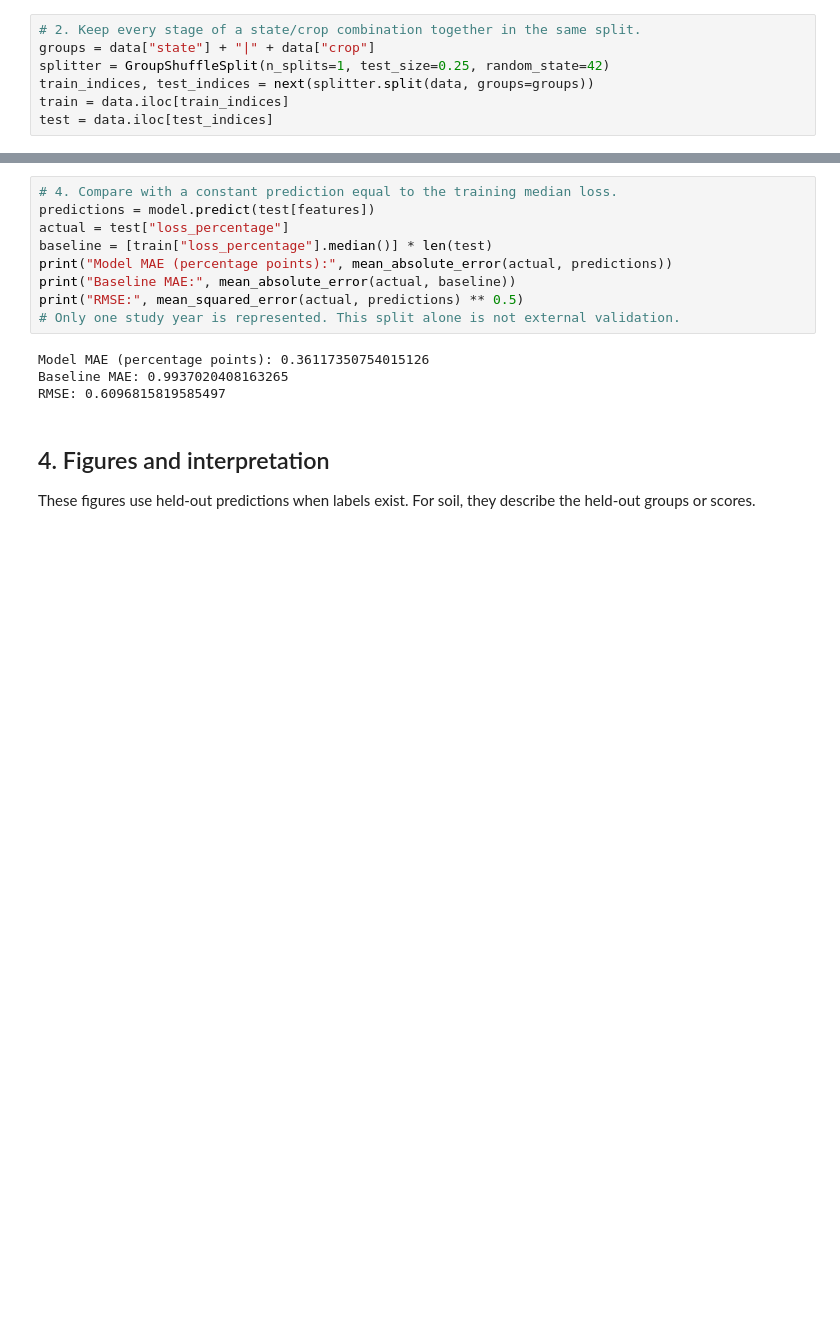
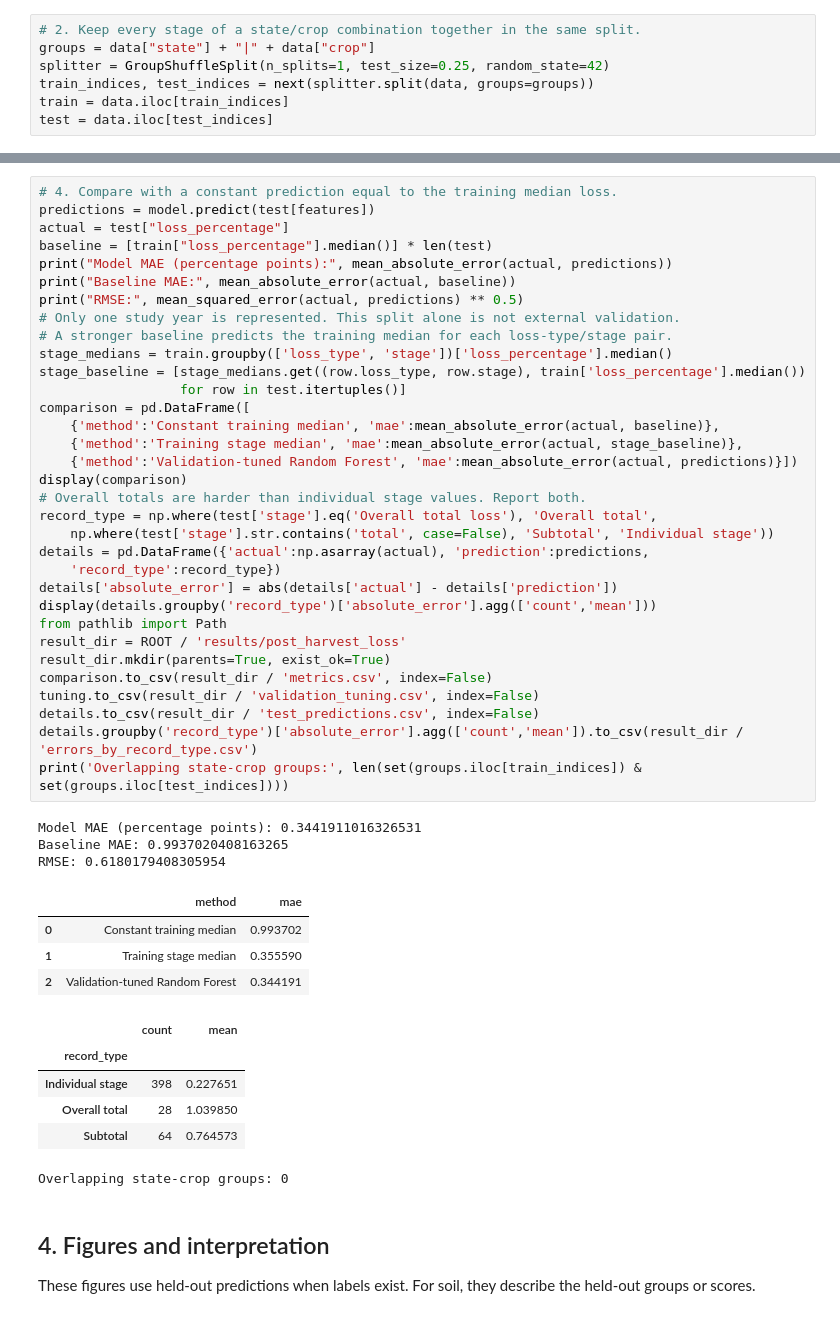
Before and after one commit to AnnuHooda08/AgriOptima-Project, a Jupyter notebook: models/04_post_harvest_loss.ipynb, the cells around one changed output, grey strips where cells are left out. Saved outputs shown, nothing was run; the diff lists cells and outputs as text; blank space fills up the shorter version.

```diff
--- a/models/04_post_harvest_loss.ipynb
+++ b/models/04_post_harvest_loss.ipynb
@@ -110,16 +149,50 @@ Pipeline(steps=[('preprocessor',
 # %%
 # 4. Compare with a constant prediction equal to the training median loss.
 predictions = model.predict(test[features])
 actual = test["loss_percentage"]
 baseline = [train["loss_percentage"].median()] * len(test)
 print("Model MAE (percentage points):", mean_absolute_error(actual, predictions))
 print("Baseline MAE:", mean_absolute_error(actual, baseline))
 print("RMSE:", mean_squared_error(actual, predictions) ** 0.5)
 # Only one study year is represented. This split alone is not external validation.
+# A stronger baseline predicts the training median for each loss-type/stage pair.
+stage_medians = train.groupby(['loss_type', 'stage'])['loss_percentage'].median()
+stage_baseline = [stage_medians.get((row.loss_type, row.stage), train['loss_percentage'].median())
+                  for row in test.itertuples()]
+comparison = pd.DataFrame([
+    {'method':'Constant training median', 'mae':mean_absolute_error(actual, baseline)},
+    {'method':'Training stage median', 'mae':mean_absolute_error(actual, stage_baseline)},
+    {'method':'Validation-tuned Random Forest', 'mae':mean_absolute_error(actual, predictions)}])
+display(comparison)
+# Overall totals are harder than individual stage values. Report both.
+record_type = np.where(test['stage'].eq('Overall total loss'), 'Overall total',
+    np.where(test['stage'].str.contains('total', case=False), 'Subtotal', 'Individual stage'))
+details = pd.DataFrame({'actual':np.asarray(actual), 'prediction':predictions,
+    'record_type':record_type})
+details['absolute_error'] = abs(details['actual'] - details['prediction'])
+display(details.groupby('record_type')['absolute_error'].agg(['count','mean']))
+from pathlib import Path
+result_dir = ROOT / 'results/post_harvest_loss'
+result_dir.mkdir(parents=True, exist_ok=True)
+comparison.to_csv(result_dir / 'metrics.csv', index=False)
+tuning.to_csv(result_dir / 'validation_tuning.csv', index=False)
+details.to_csv(result_dir / 'test_predictions.csv', index=False)
+details.groupby('record_type')['absolute_error'].agg(['count','mean']).to_csv(result_dir / 'errors_by_record_type.csv')
+print('Overlapping state-crop groups:', len(set(groups.iloc[train_indices]) & set(groups.iloc[test_indices])))
 # %% [output]
-Model MAE (percentage points): 0.36117350754015126
+Model MAE (percentage points): 0.3441911016326531
 Baseline MAE: 0.9937020408163265
-RMSE: 0.6096815819585497
+RMSE: 0.6180179408305954
+|  | method | mae |
+| 0 | Constant training median | 0.993702 |
+| 1 | Training stage median | 0.355590 |
+| 2 | Validation-tuned Random Forest | 0.344191 |
+|  | count | mean |
+| record_type |  |  |
+| Individual stage | 398 | 0.227651 |
+| Overall total | 28 | 1.039850 |
+| Subtotal | 64 | 0.764573 |
+Overlapping state-crop groups: 0
 # %% [markdown]
 ## 4. Figures and interpretation
 These figures use held-out predictions when labels exist. For soil, they describe the held-out groups or scores.
```
Also changed, not shown: parts of 6 cells of this notebook, 25 other files.
